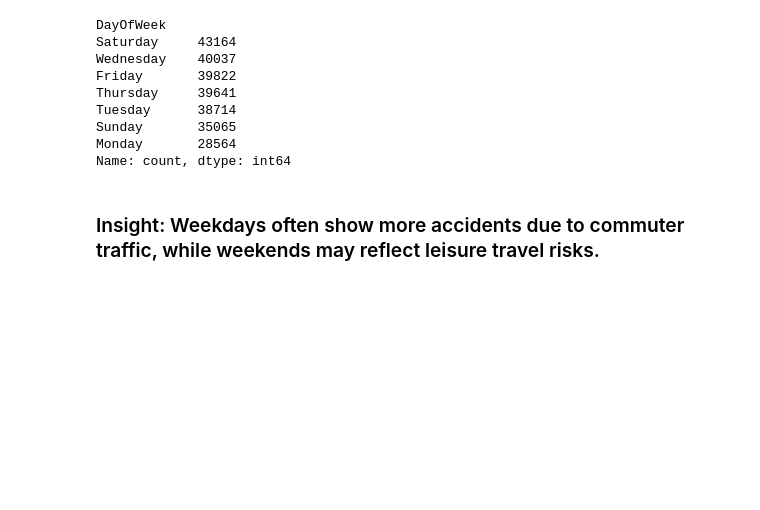
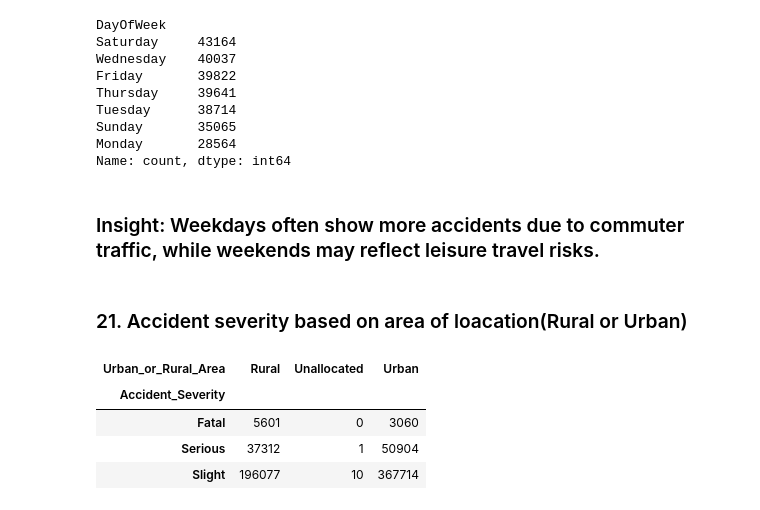
Before and after one commit to edwino022/ELEC, a Jupyter notebook: Activity 2..ipynb, the cells around one changed output. Drawn from its saved outputs; the diff is of its cells as text; code cells hidden in the pictures; blank space fills up the shorter version.

```diff
--- a/Activity 2..ipynb
+++ b/Activity 2..ipynb
@@ -653,3 +661,15 @@ Monday       28564
 Name: count, dtype: int64
 # %% [markdown]
 <h3>Insight: Weekdays often show more accidents due to commuter traffic, while weekends may reflect leisure travel risks.</h3>
+# %% [markdown]
+<H3>21. Accident severity based on area of loacation(Rural or Urban)
+# %%
+severity = accident.groupby(['Accident_Severity','Urban_or_Rural_Area']).size()
+# %%
+severity.unstack()
+# %% [output]
+| Urban_or_Rural_Area | Rural | Unallocated | Urban |
+| Accident_Severity |  |  |  |
+| Fatal | 5601 | 0 | 3060 |
+| Serious | 37312 | 1 | 50904 |
+| Slight | 196077 | 10 | 367714 |
```
Also changed, not shown: parts of 15 cells of this notebook.
